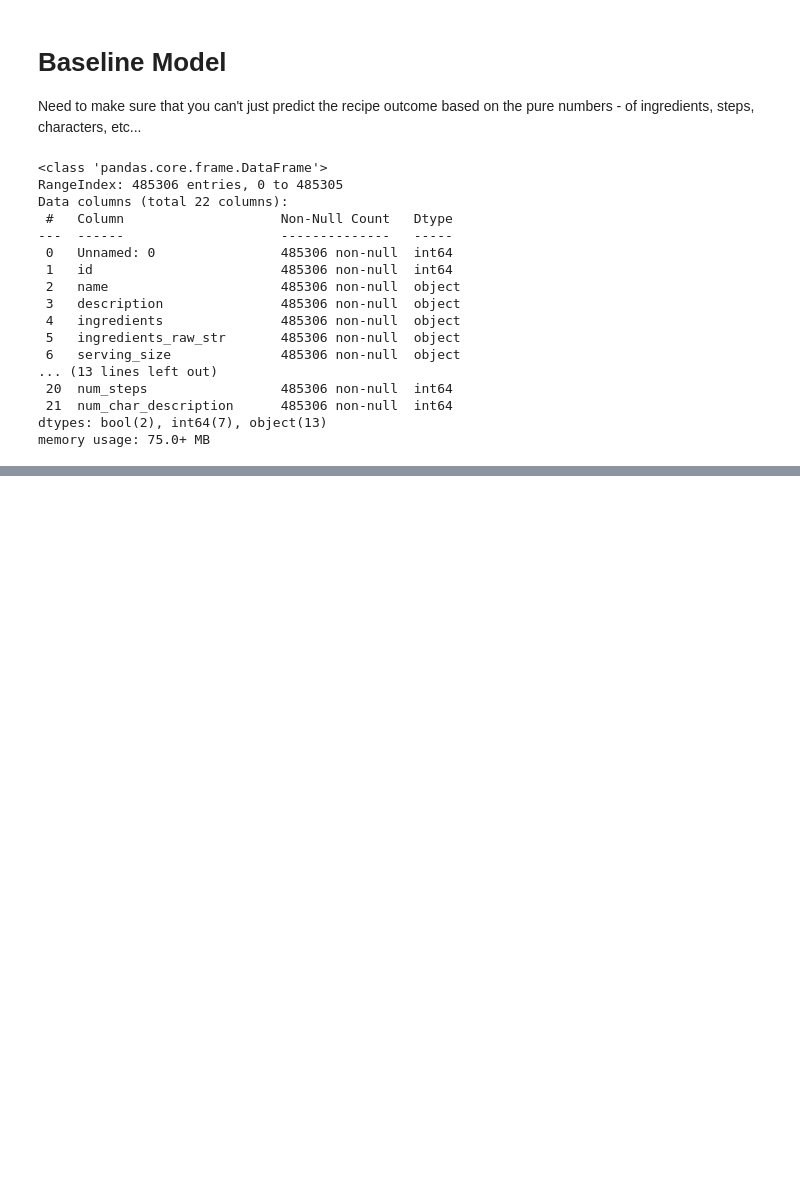
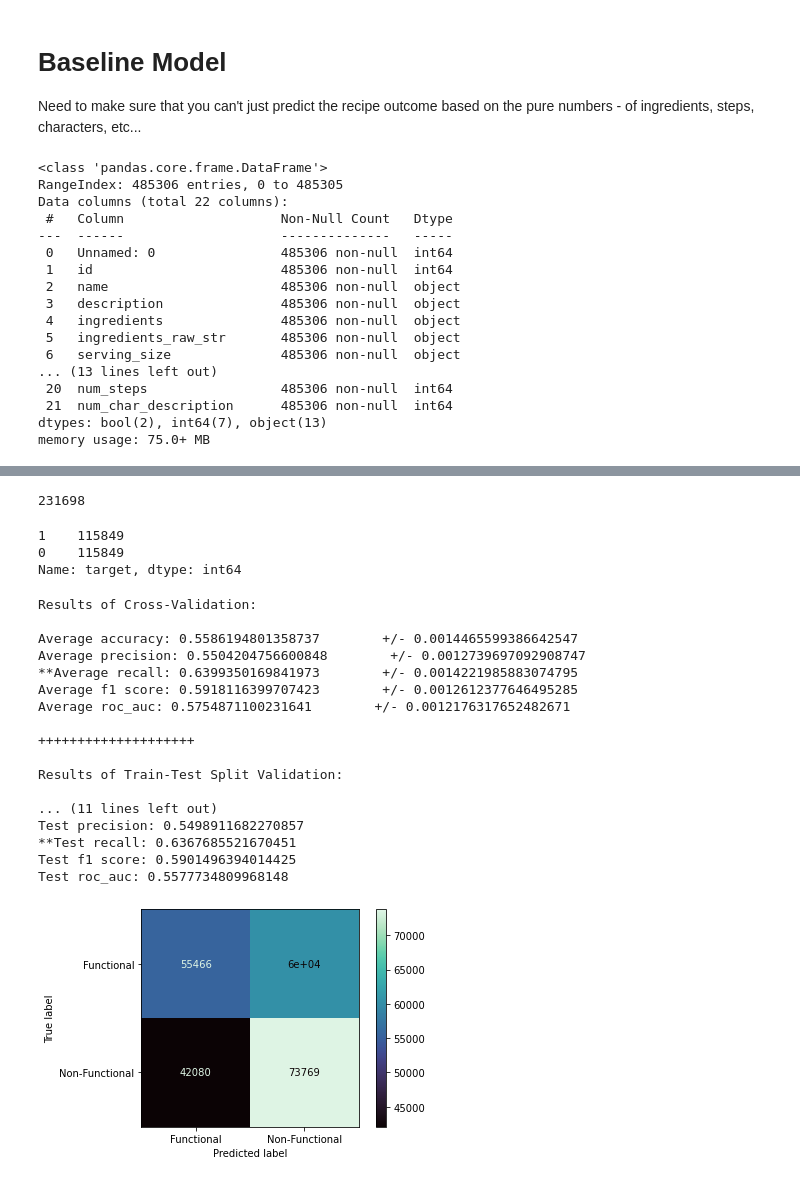
Before and after one commit to AJMarshall-25/NLP_Recipe_Analysis, a Jupyter notebook: EDA.ipynb, the cells around one changed output, grey strips where cells are left out. Cells and saved outputs as stored; diff of their text form; code cells hidden in the pictures; blank space fills up the shorter version.

```diff
--- a/EDA.ipynb
+++ b/EDA.ipynb
@@ -256,0 +267,3 @@ scalar = StandardScaler()
+# %%
+X_test_numbers_scaled = scalar.transform(X_test)
+X_test_numbers_scaled
@@ -256,0 +278,3 @@ scalar = StandardScaler()
+# %%
+sm = SMOTE()
+X_train_num_sc_bal, y_train_num_sc_bal = sm.fit_resample(X_train_numbers_scaled, y_train)
@@ -256,0 +289,12 @@ scalar = StandardScaler()
+# %%
+X_test_num_sc_bal, y_test_num_sc_bal = sm.fit_resample(X_test_numbers_scaled, y_test)
+# %%
+len(X_test_num_sc_bal)
+# %% [output]
+231698
+# %%
+y_test_num_sc_bal.value_counts()
+# %% [output]
+1    115849
+0    115849
+Name: target, dtype: int64
@@ -256,0 +421,24 @@ scalar = StandardScaler()
+# %%
+logreg = LogisticRegression()
+# %%
+
+evaluate(logreg, X_train_num_sc_bal, X_test_num_sc_bal, y_train_num_sc_bal, y_test_num_sc_bal)
+# %% [output]
+Results of Cross-Validation:
+
+Average accuracy: 0.5586194801358737        +/- 0.0014465599386642547
+Average precision: 0.5504204756600848        +/- 0.0012739697092908747
+**Average recall: 0.6399350169841973        +/- 0.0014221985883074795
+Average f1 score: 0.5918116399707423        +/- 0.0012612377646495285
+Average roc_auc: 0.5754871100231641        +/- 0.0012176317652482671
+
+++++++++++++++++++++
+
+Results of Train-Test Split Validation:
+
+... (11 lines left out)
+Test precision: 0.5498911682270857
+**Test recall: 0.6367685521670451
+Test f1 score: 0.5901496394014425
+Test roc_auc: 0.5577734809968148
+[figure, added]
```
Also changed, not shown: parts of 13 cells of this notebook.
